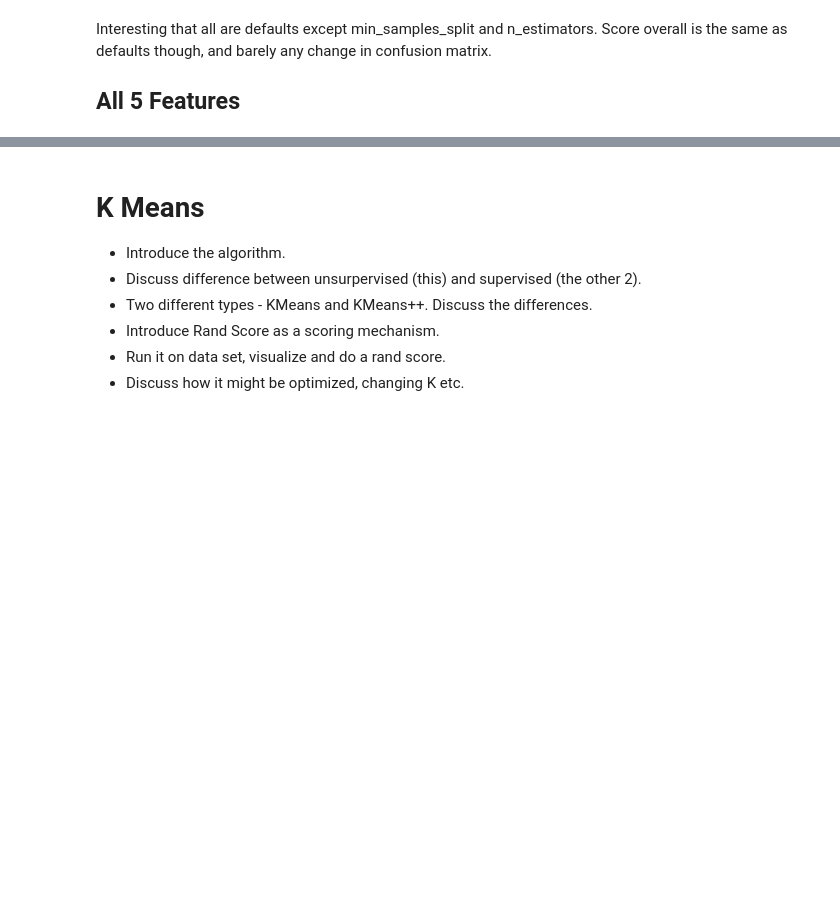
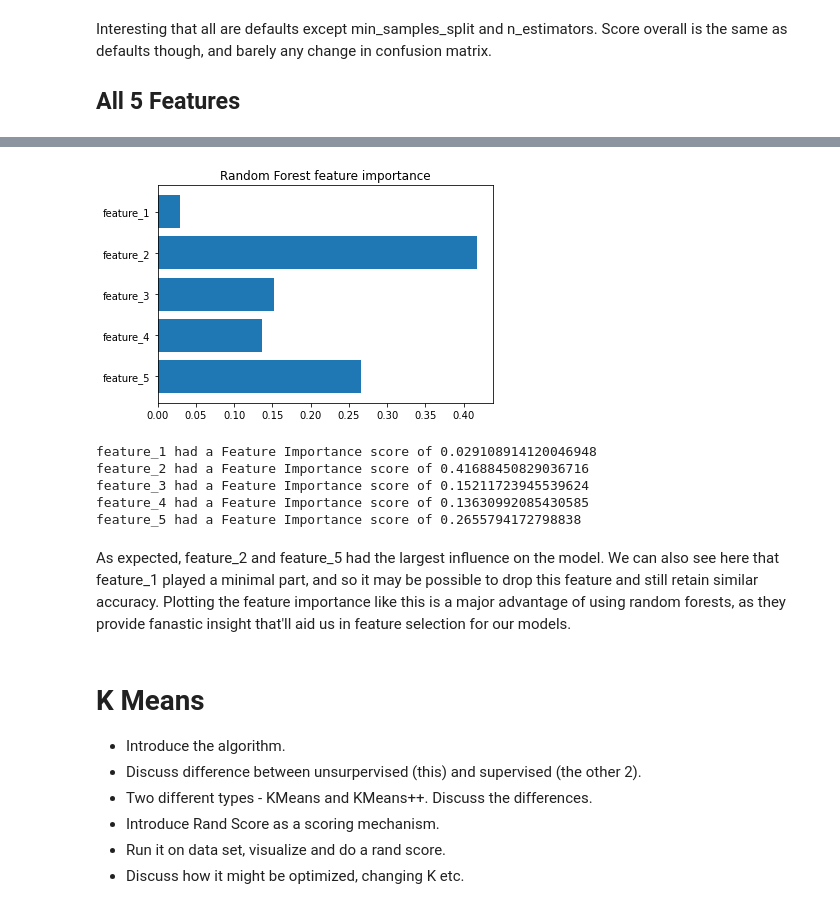
Before and after one commit to OtherBrian/machine-learning, a Jupyter notebook: scikit-learn.ipynb, the cells around one changed output, grey strips where cells are left out. Drawn from its saved outputs; the diff is of its cells as text; code cells hidden in the pictures; blank space fills up the shorter version.

Commit message:
X_train contained the labels! Fixed this and re-written summaries of model results.

```diff
--- a/scikit-learn.ipynb
+++ b/scikit-learn.ipynb
@@ -169,7 +169,7 @@ As we want our algorithm to train on as much data as possible, the test size usu
 
 # Splitting the dataset into training and testing sets, with 25% withheld for testing.
 # Specifying a random_state for consistency.
-X_train, X_test, y_train, y_test = train_test_split(classification_df, y, test_size = 0.25, random_state = 0)
+X_train, X_test, y_train, y_test = train_test_split(X, y, test_size = 0.25, random_state = 0)
 
 print("Training Samples: " + str(X_train.shape[0]) + "\nTesting Samples: " + str(X_test.shape[0]))
 # %% [output]
@@ -710,3 +709,16 @@ array([0.00721965, 0.16859203, 0.09349799, 0.02893147, 0.12515845,
+# %%
+plot_feature_importance(X_train, forest_grid.best_estimator_)
+
+#forest_grid.best_estimator_.feature_importances_
+# %% [output]
+[figure, added]
+feature_1 had a Feature Importance score of 0.029108914120046948
+feature_2 had a Feature Importance score of 0.41688450829036716
+feature_3 had a Feature Importance score of 0.15211723945539624
+feature_4 had a Feature Importance score of 0.13630992085430585
+feature_5 had a Feature Importance score of 0.2655794172798838
+# %% [markdown]
+As expected, feature_2 and feature_5 had the largest influence on the model. We can also see here that feature_1 played a minimal part, and so it may be possible to drop this feature and still retain similar accuracy. Plotting the feature importance like this is a major advantage of using random forests, as they provide fanastic insight that'll aid us in feature selection for our models.
 # %% [markdown]
 # K Means
 
```
Also changed, not shown: parts of 6 cells of this notebook.
